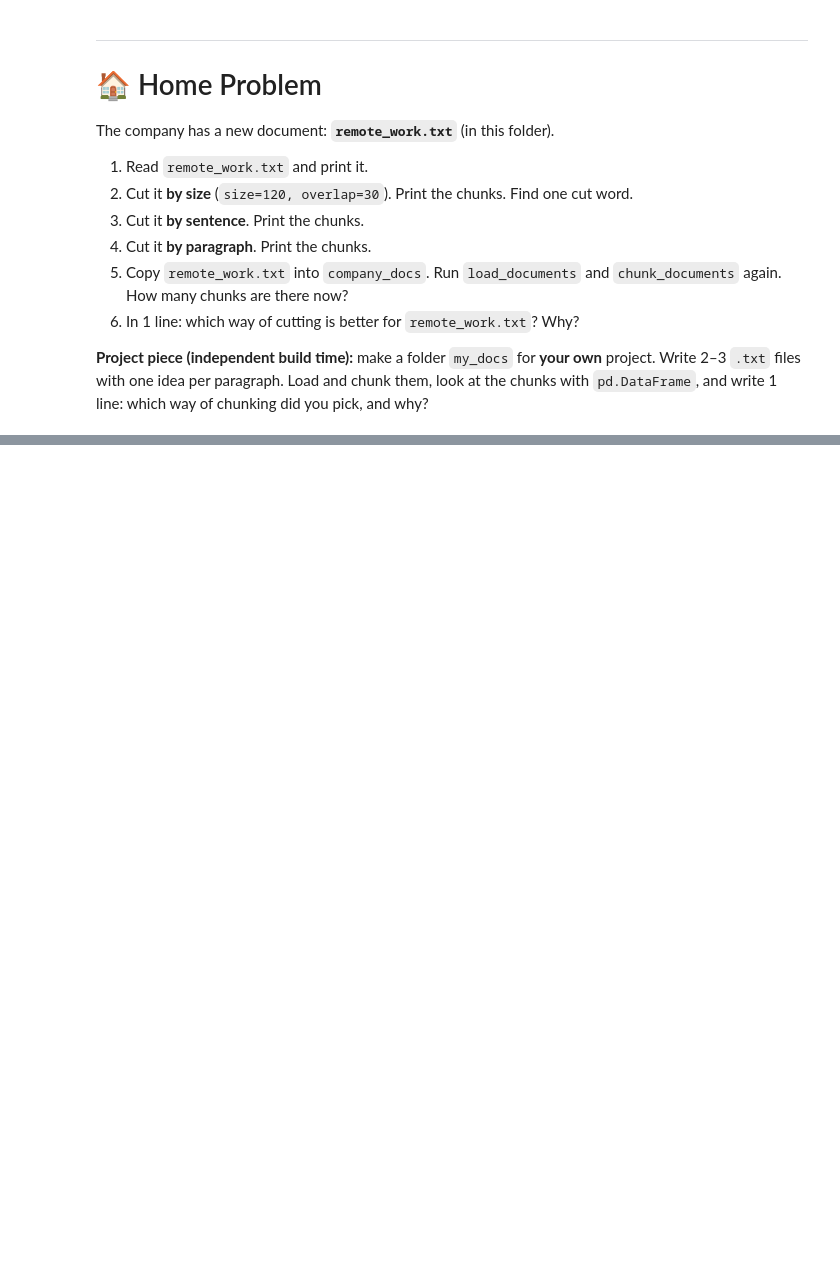
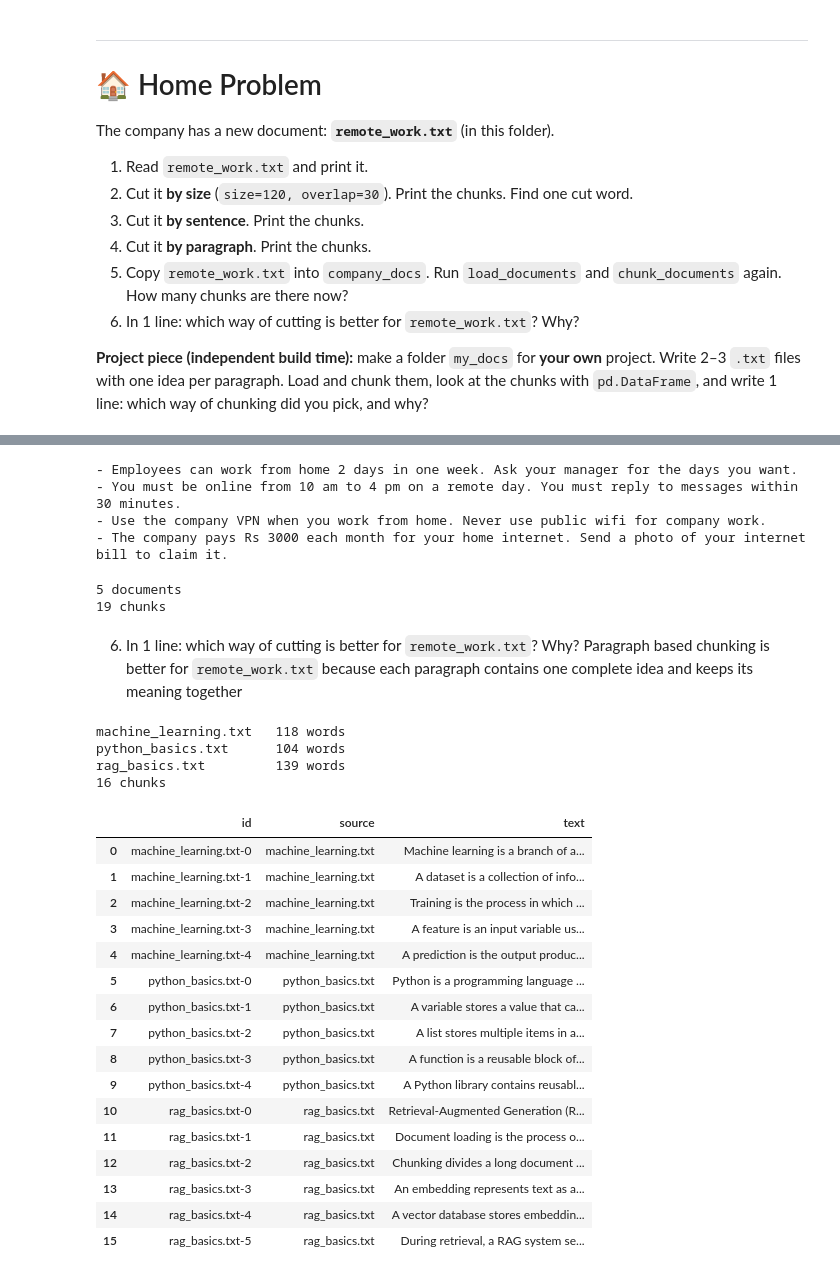
Before and after one commit to rohaanmangi/PythonForAI, a Jupyter notebook: notebooks/Week 6/Day 30/Day_30_Document_Loading_and_Chunking.ipynb, the cells around one changed output, grey strips where cells are left out. Drawn from its saved outputs; the diff is of its cells as text; code cells hidden in the pictures; blank space fills up the shorter version.

```diff
--- a/notebooks/Week 6/Day 30/Day_30_Document_Loading_and_Chunking.ipynb
+++ b/notebooks/Week 6/Day 30/Day_30_Document_Loading_and_Chunking.ipynb
@@ -771,0 +821,53 @@ The company has a new document: **`remote_work.txt`** (in this folder).
+# %%
+#4. Cut it by paragraph. Print the chunks.
+paragraph_chunks = chunk_by_paragraph(remote)
+for chunk in paragraph_chunks:
+    print("-", chunk)
+# %% [output]
+- Employees can work from home 2 days in one week. Ask your manager for the days you want.
+- You must be online from 10 am to 4 pm on a remote day. You must reply to messages within 30 minutes.
+- Use the company VPN when you work from home. Never use public wifi for company work.
+- The company pays Rs 3000 each month for your home internet. Send a photo of your internet bill to claim it.
+# %%
+#5. Copy remote_work.txt into company_docs. Run `load_documents` and `chunk_documents` again. How many chunks are there now?
+docs = load_documents("company_docs")
+chunks = chunk_documents(docs)
+print(len(docs), "documents")
+print(len(chunks), "chunks")
+# %% [output]
+5 documents
+19 chunks
+# %% [markdown]
+6. In 1 line: which way of cutting is better for `remote_work.txt`? Why?
+Paragraph based chunking is better for `remote_work.txt` because each paragraph contains one complete idea and keeps its meaning together
+# %%
+my_docs = load_documents("my_docs")
+for doc in my_docs:
+    print(f"{doc['source']:22} {len(doc['text'].split())} words")
+
+my_chunks = chunk_documents(my_docs)
+print(len(my_chunks), "chunks")
+
+pd.DataFrame(my_chunks)
+# %% [output]
+machine_learning.txt   118 words
+python_basics.txt      104 words
+rag_basics.txt         139 words
+16 chunks
+|  | id | source | text |
+| 0 | machine_learning.txt-0 | machine_learning.txt | Machine learning is a branch of a... |
+| 1 | machine_learning.txt-1 | machine_learning.txt | A dataset is a collection of info... |
+| 2 | machine_learning.txt-2 | machine_learning.txt | Training is the process in which ... |
+| 3 | machine_learning.txt-3 | machine_learning.txt | A feature is an input variable us... |
+| 4 | machine_learning.txt-4 | machine_learning.txt | A prediction is the output produc... |
+| 5 | python_basics.txt-0 | python_basics.txt | Python is a programming language ... |
+| 6 | python_basics.txt-1 | python_basics.txt | A variable stores a value that ca... |
+| 7 | python_basics.txt-2 | python_basics.txt | A list stores multiple items in a... |
+| 8 | python_basics.txt-3 | python_basics.txt | A function is a reusable block of... |
+| 9 | python_basics.txt-4 | python_basics.txt | A Python library contains reusabl... |
+| 10 | rag_basics.txt-0 | rag_basics.txt | Retrieval-Augmented Generation (R... |
+| 11 | rag_basics.txt-1 | rag_basics.txt | Document loading is the process o... |
+| 12 | rag_basics.txt-2 | rag_basics.txt | Chunking divides a long document ... |
+| 13 | rag_basics.txt-3 | rag_basics.txt | An embedding represents text as a... |
+| 14 | rag_basics.txt-4 | rag_basics.txt | A vector database stores embeddin... |
+| 15 | rag_basics.txt-5 | rag_basics.txt | During retrieval, a RAG system se... |
```
Also changed, not shown: parts of 5 cells of this notebook, 19 other files.
